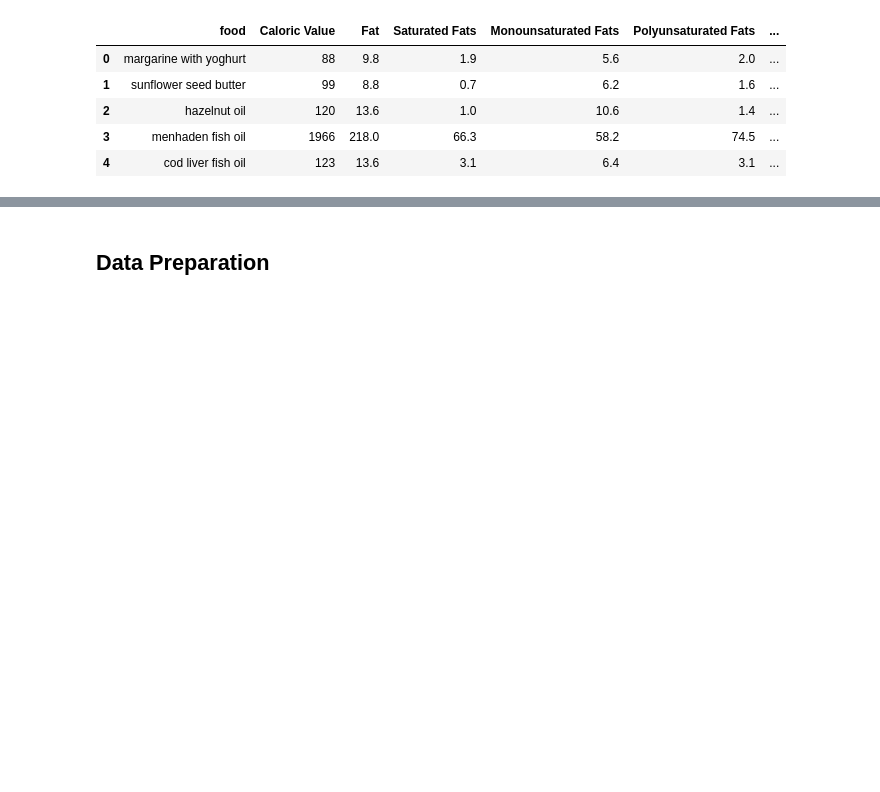
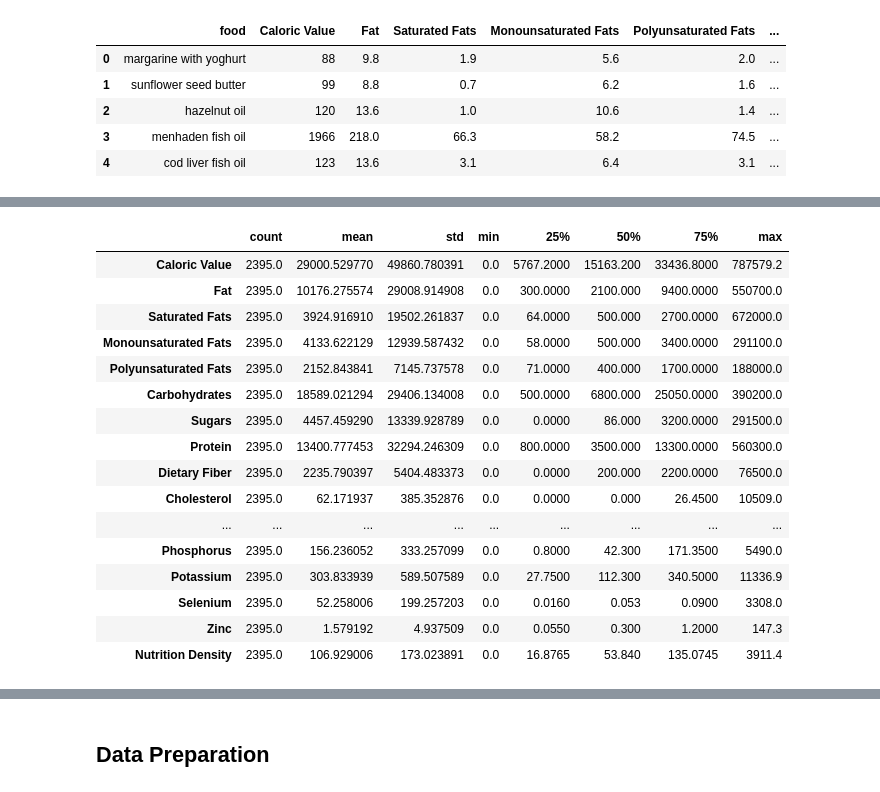
Before and after one commit to Sulbae/OlahGizi-Project, a Jupyter notebook: Nutrition Prediction Model/notebook.ipynb, the cells around one changed output, grey strips where cells are left out. Cells and saved outputs as stored; diff of their text form; code cells hidden in the pictures; blank space fills up the shorter version.

```diff
--- a/Nutrition Prediction Model/notebook.ipynb
+++ b/Nutrition Prediction Model/notebook.ipynb
@@ -415,0 +553,20 @@ data_5_df.describe(include="all").T
+# %%
+merged_data.describe().T
+# %% [output]
+|  | count | mean | std | min | 25% | 50% | 75% | max |
+| Caloric Value | 2395.0 | 29000.529770 | 49860.780391 | 0.0 | 5767.2000 | 15163.200 | 33436.8000 | 787579.2 |
+| Fat | 2395.0 | 10176.275574 | 29008.914908 | 0.0 | 300.0000 | 2100.000 | 9400.0000 | 550700.0 |
+| Saturated Fats | 2395.0 | 3924.916910 | 19502.261837 | 0.0 | 64.0000 | 500.000 | 2700.0000 | 672000.0 |
+| Monounsaturated Fats | 2395.0 | 4133.622129 | 12939.587432 | 0.0 | 58.0000 | 500.000 | 3400.0000 | 291100.0 |
+| Polyunsaturated Fats | 2395.0 | 2152.843841 | 7145.737578 | 0.0 | 71.0000 | 400.000 | 1700.0000 | 188000.0 |
+| Carbohydrates | 2395.0 | 18589.021294 | 29406.134008 | 0.0 | 500.0000 | 6800.000 | 25050.0000 | 390200.0 |
+| Sugars | 2395.0 | 4457.459290 | 13339.928789 | 0.0 | 0.0000 | 86.000 | 3200.0000 | 291500.0 |
+| Protein | 2395.0 | 13400.777453 | 32294.246309 | 0.0 | 800.0000 | 3500.000 | 13300.0000 | 560300.0 |
+| Dietary Fiber | 2395.0 | 2235.790397 | 5404.483373 | 0.0 | 0.0000 | 200.000 | 2200.0000 | 76500.0 |
+| Cholesterol | 2395.0 | 62.171937 | 385.352876 | 0.0 | 0.0000 | 0.000 | 26.4500 | 10509.0 |
+| ... | ... | ... | ... | ... | ... | ... | ... | ... |
+| Phosphorus | 2395.0 | 156.236052 | 333.257099 | 0.0 | 0.8000 | 42.300 | 171.3500 | 5490.0 |
+| Potassium | 2395.0 | 303.833939 | 589.507589 | 0.0 | 27.7500 | 112.300 | 340.5000 | 11336.9 |
+| Selenium | 2395.0 | 52.258006 | 199.257203 | 0.0 | 0.0160 | 0.053 | 0.0900 | 3308.0 |
+| Zinc | 2395.0 | 1.579192 | 4.937509 | 0.0 | 0.0550 | 0.300 | 1.2000 | 147.3 |
+| Nutrition Density | 2395.0 | 106.929006 | 173.023891 | 0.0 | 16.8765 | 53.840 | 135.0745 | 3911.4 |
```
Also changed, not shown: parts of 20 cells of this notebook.
